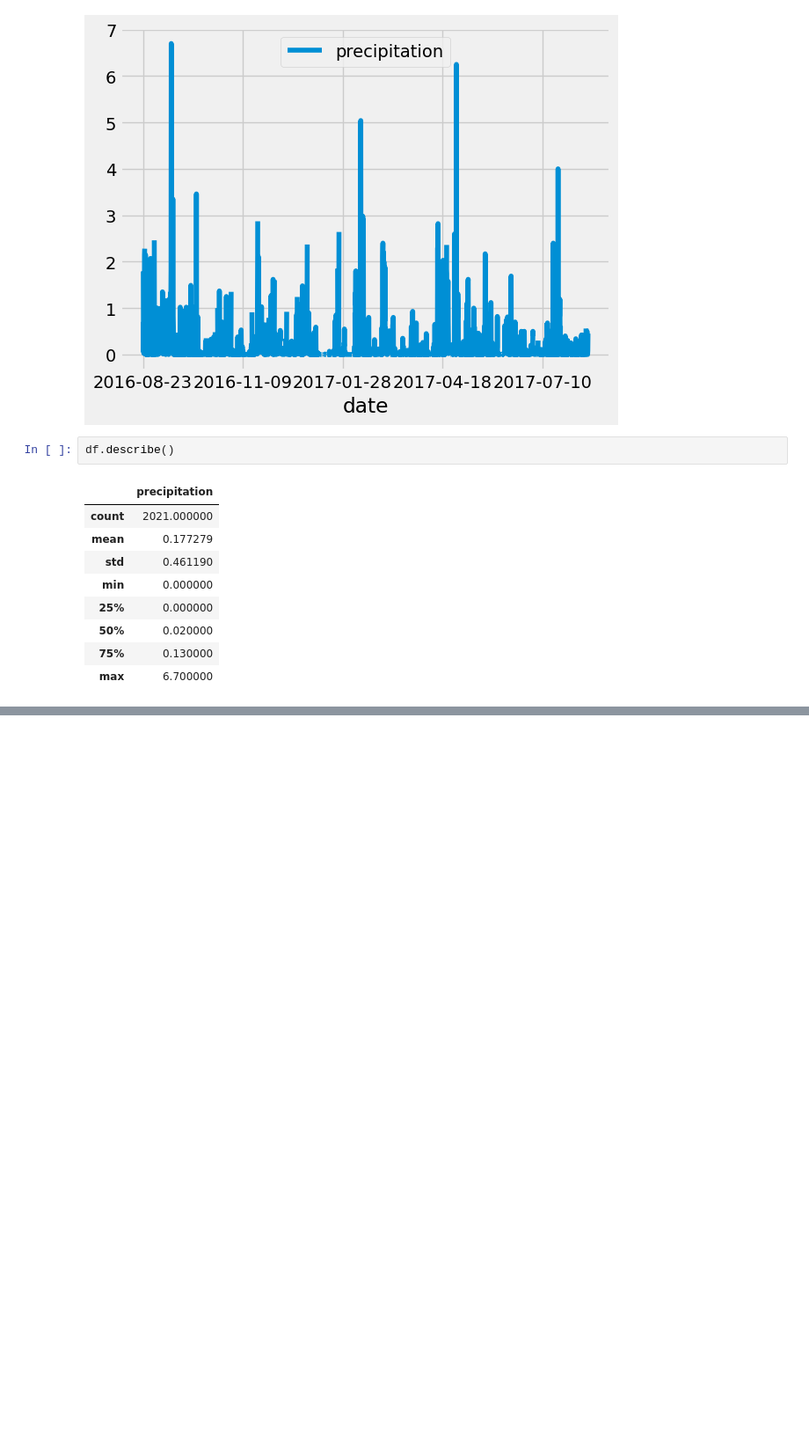
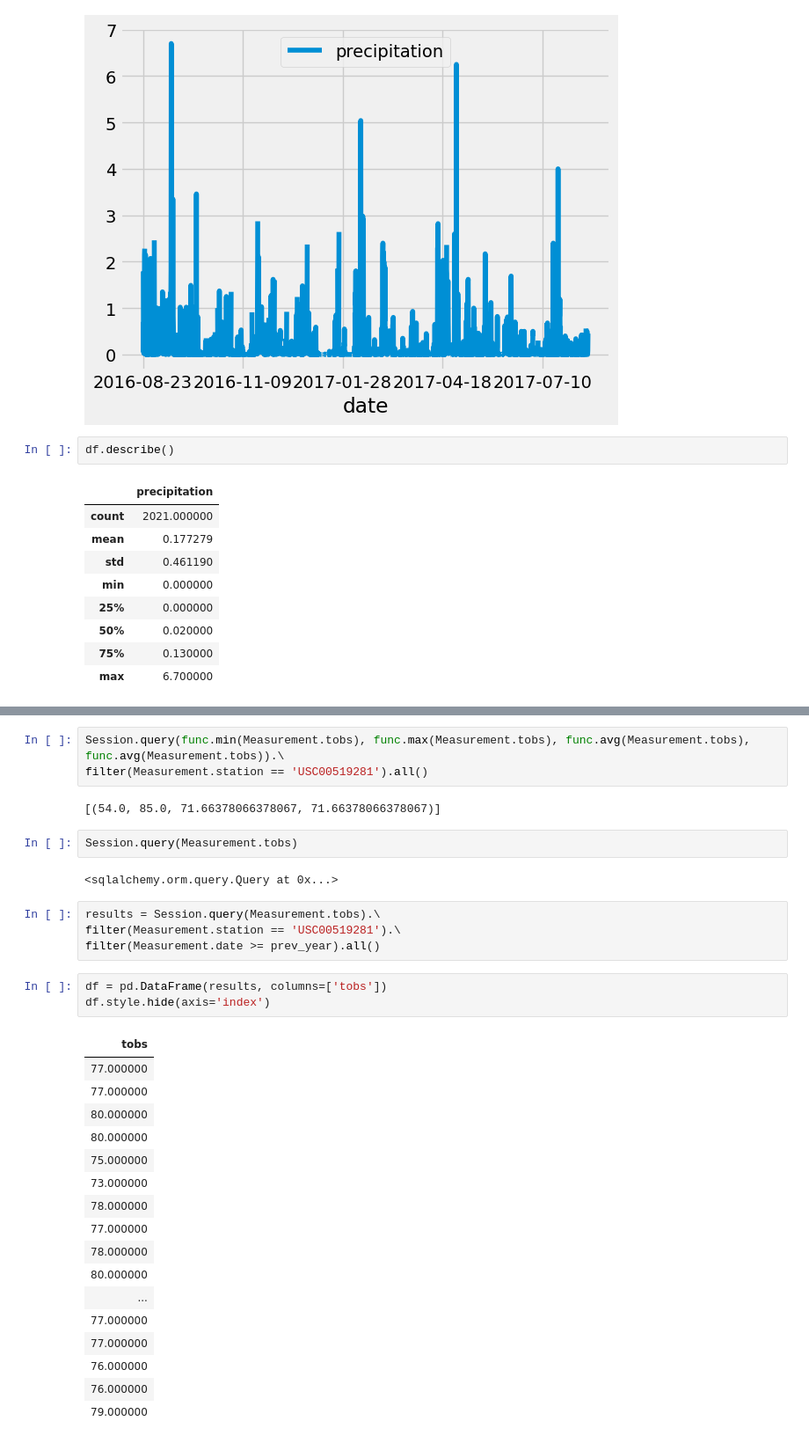
Before and after one commit to Cybercelt386/surfs_up, a Jupyter notebook: climate_analysis.ipynb, the cells around one changed output, grey strips where cells are left out. Shown at 88% size. Saved outputs shown, nothing was run; the diff lists cells and outputs as text; blank space fills up the shorter version.

Commit message:
precipitation dataframe added

```diff
--- a/climate_analysis.ipynb
+++ b/climate_analysis.ipynb
@@ -120,0 +146,34 @@ df.describe()
+# %%
+Session.query(func.min(Measurement.tobs), func.max(Measurement.tobs), func.avg(Measurement.tobs), func.avg(Measurement.tobs)).\
+filter(Measurement.station == 'USC00519281').all()
+# %% [output]
+[(54.0, 85.0, 71.66378066378067, 71.66378066378067)]
+# %%
+Session.query(Measurement.tobs)
+# %% [output]
+<sqlalchemy.orm.query.Query at 0x...>
+# %%
+results = Session.query(Measurement.tobs).\
+filter(Measurement.station == 'USC00519281').\
+filter(Measurement.date >= prev_year).all()
+# %%
+df = pd.DataFrame(results, columns=['tobs'])
+df.style.hide(axis='index')
+# %% [output]
+| tobs |
+| 77.000000 |
+| 77.000000 |
+| 80.000000 |
+| 80.000000 |
+| 75.000000 |
+| 73.000000 |
+| 78.000000 |
+| 77.000000 |
+| 78.000000 |
+| 80.000000 |
+| ... |
+| 77.000000 |
+| 77.000000 |
+| 76.000000 |
+| 76.000000 |
+| 79.000000 |
```
Also changed, not shown: parts of 7 cells of this notebook.
